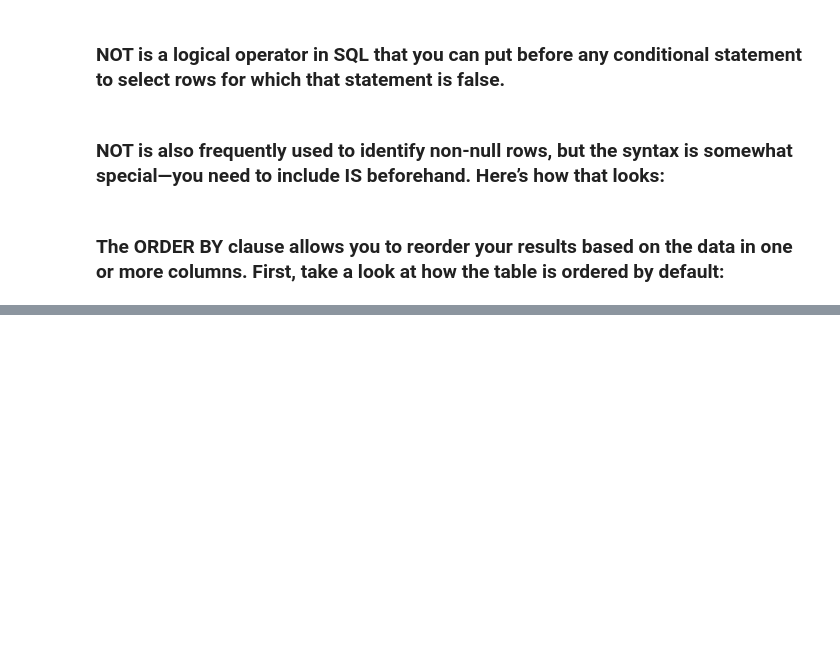
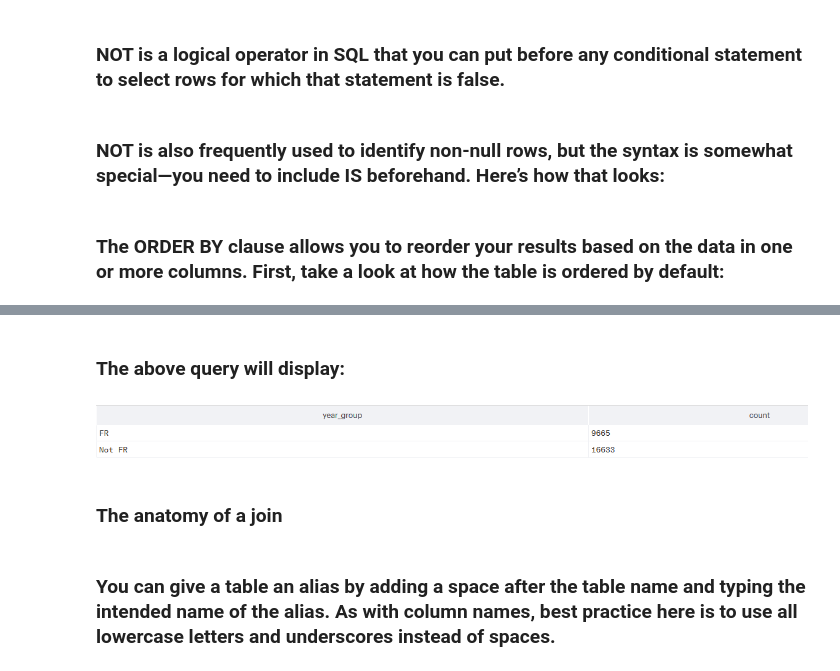
Before and after one commit to MPhillips55/SQL-notes, a Jupyter notebook: SQL-Notes.ipynb, the cells around one changed output, grey strips where cells are left out. Drawn from its saved outputs; the diff is of its cells as text; code cells hidden in the pictures; blank space fills up the shorter version.

```diff
--- a/SQL-Notes.ipynb
+++ b/SQL-Notes.ipynb
@@ -214,0 +393,7 @@ SELECT *
+# %% [markdown]
+### The above query will display:
+# %%
+from IPython.display import Image
+Image("capture1.png")
+# %% [output]
+[figure, added]
@@ -214,0 +425,2 @@ SELECT *
+# %% [markdown]
+### The anatomy of a join
@@ -214,0 +435,2 @@ SELECT *
+# %% [markdown]
+### You can give a table an alias by adding a space after the table name and typing the intended name of the alias. As with column names, best practice here is to use all lowercase letters and underscores instead of spaces.
```
Also changed, not shown: parts of 71 cells of this notebook.
